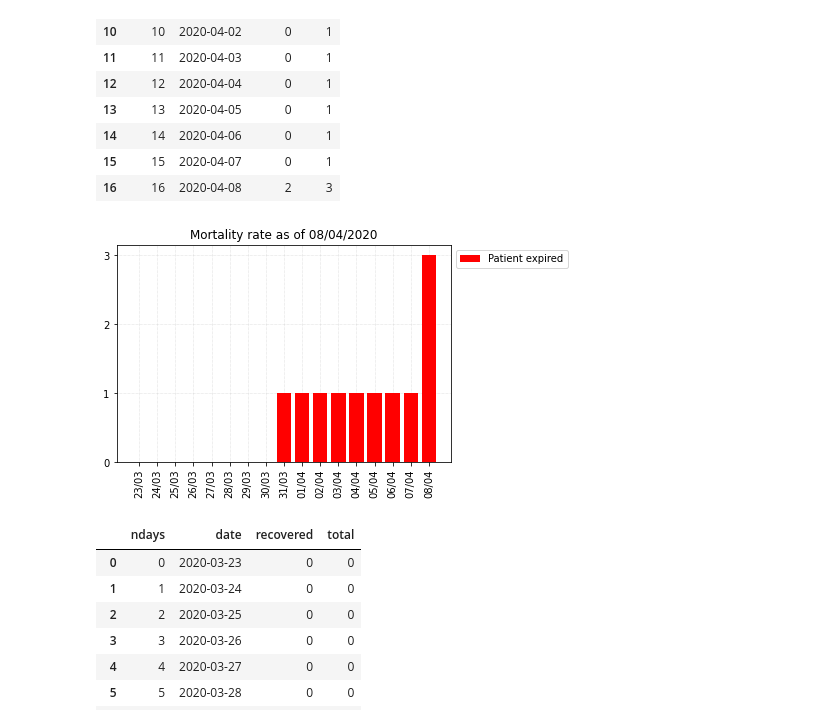
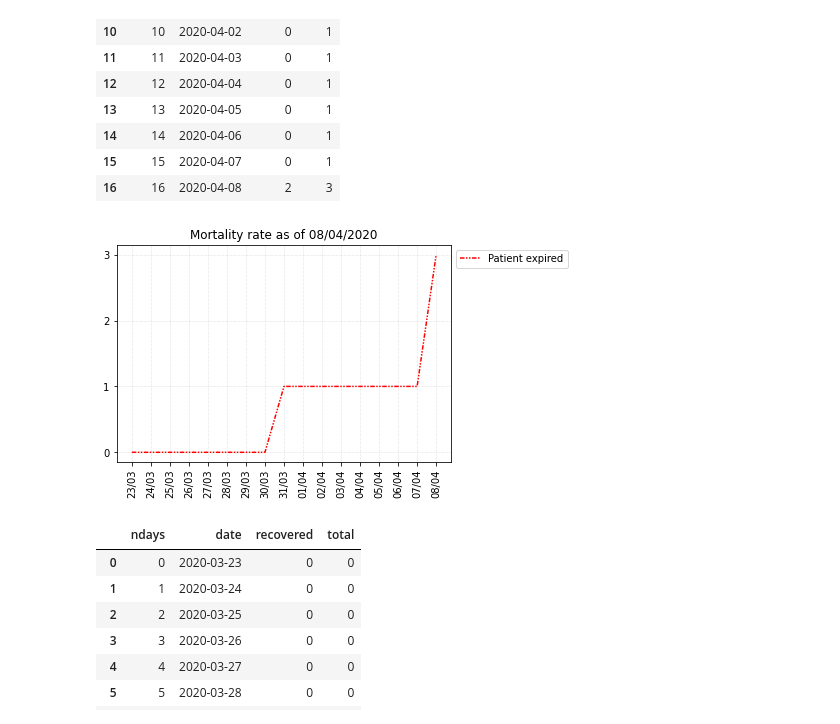
Before and after one commit to finerbrighterlighter/myanmar_covid19, a Jupyter notebook: exponential_growth.ipynb, the cells around one changed output. Drawn from its saved outputs; the diff is of its cells as text; code cells hidden in the pictures.

```diff
--- a/exponential_growth.ipynb
+++ b/exponential_growth.ipynb
@@ -196,24 +196,24 @@ exp_df
 # %%
 fig, ax = plt.subplots()
 ax.grid(linestyle=':', linewidth='0.5', color='silver')
 ax.set_axisbelow(True)
 
 xindex = np.arange(len(pd.date_range(start=exp_df.date.min(), end=exp_df.date.max())))
 
 plt.xticks(xindex,pd.date_range(start=exp_df.date.min(), end=exp_df.date.max()).strftime('%d/%m'), fontsize=10, rotation=90)
 plt.gca().yaxis.set_major_locator(mticker.MultipleLocator(1))
 
-expire = plt.bar(xindex,exp_df["total"], linestyle=(0, (3, 1, 1, 1, 1, 1)), color="red")
+expire = plt.plot(xindex,exp_df["total"], linestyle=(0, (3, 1, 1, 1, 1, 1)), color="red")
 
 plt.title("Mortality rate as of "+str(pd.to_datetime("today").strftime("%d/%m/%Y")))
 plt.legend((expire),("Patient expired",),loc='upper left', bbox_to_anchor=(1, 1))
 
 exp_cases = str(pd.to_datetime("today").strftime("%d-%m-%Y"))+"_exp.svg"
 plt.savefig(exp_cases, bbox_inches = "tight")
 plt.show()
 files.download(exp_cases)
 # %% [output]
-[figure, old version]
+[figure, new version]
 # %%
 dsc_df = pd.DataFrame(columns=["ndays","date"])
 dsc_df["ndays"] = np.arange(len(pd.date_range(start=case_df.date.min(), end=pd.to_datetime("today"))))
```
Also changed, not shown: parts of 2 cells of this notebook.
